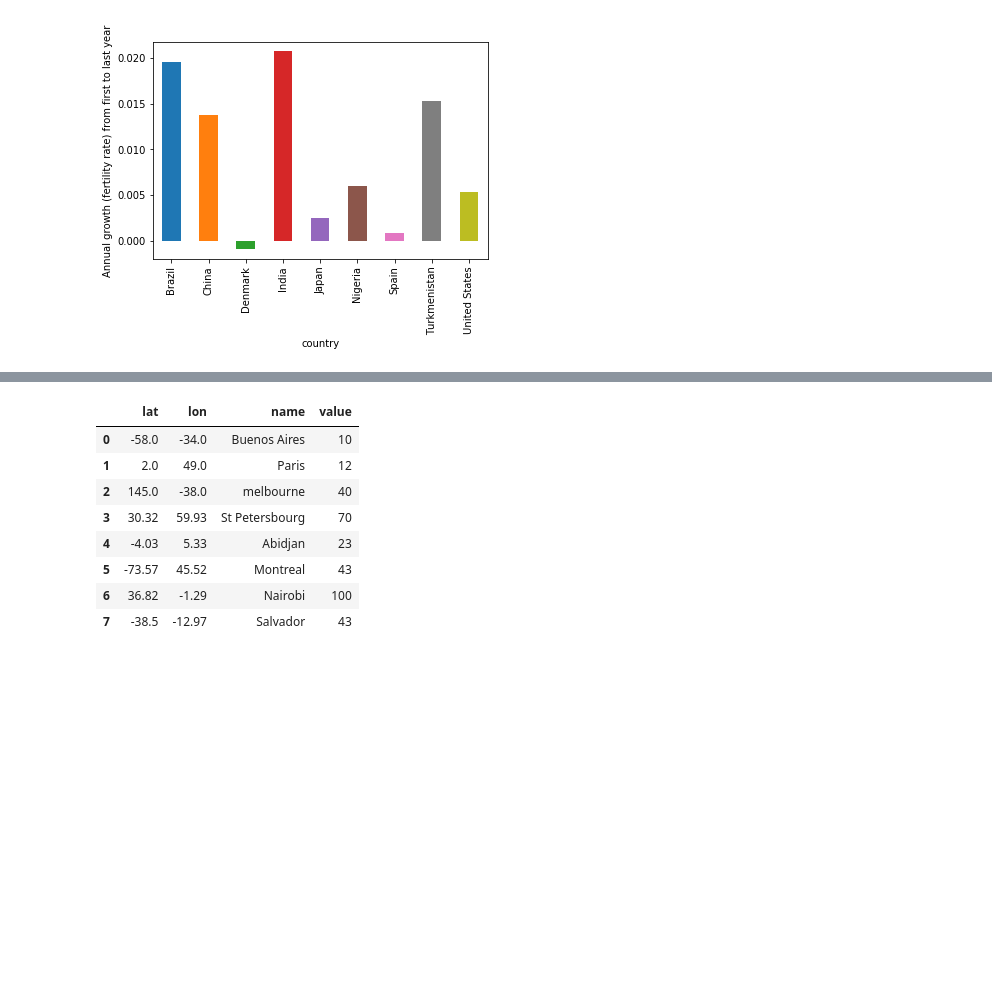
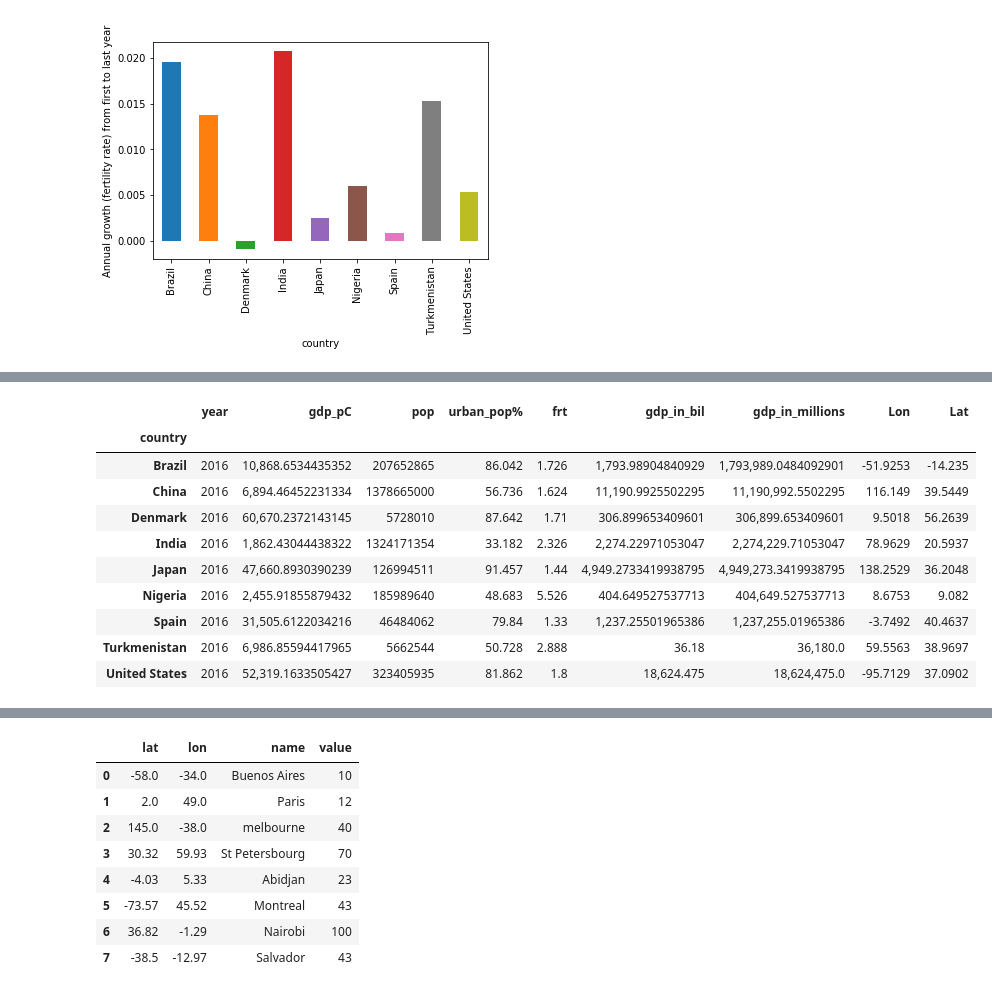
Before and after one commit to NumEconCopenhagen/projects-2019-tba, a Jupyter notebook: dataproject/dataproject/Dataproject_Bianca/Version_1.ipynb, the cells around one changed output, grey strips where cells are left out. Saved outputs shown, nothing was run; the diff lists cells and outputs as text; code cells hidden in the pictures; blank space fills up the shorter version.

```diff
--- a/dataproject/dataproject/Dataproject_Bianca/Version_1.ipynb
+++ b/dataproject/dataproject/Dataproject_Bianca/Version_1.ipynb
@@ -374,0 +461,18 @@ ax.set_ylabel('Annual growth (fertility rate) from first to last year');
+# %%
+#Bianca
+#creating DataFrame with the location for each country
+locations = data_wb.groupby('country').first()
+
+locations
+# %% [output]
+|  | year | gdp_pC | pop | urban_pop% | frt | gdp_in_bil | gdp_in_millions | Lon | Lat |
+| country |  |  |  |  |  |  |  |  |  |
+| Brazil | 2016 | 10,868.6534435352 | 207652865 | 86.042 | 1.726 | 1,793.98904840929 | 1,793,989.0484092901 | -51.9253 | -14.235 |
+| China | 2016 | 6,894.46452231334 | 1378665000 | 56.736 | 1.624 | 11,190.9925502295 | 11,190,992.5502295 | 116.149 | 39.5449 |
+| Denmark | 2016 | 60,670.2372143145 | 5728010 | 87.642 | 1.71 | 306.899653409601 | 306,899.653409601 | 9.5018 | 56.2639 |
+| India | 2016 | 1,862.43044438322 | 1324171354 | 33.182 | 2.326 | 2,274.22971053047 | 2,274,229.71053047 | 78.9629 | 20.5937 |
+| Japan | 2016 | 47,660.8930390239 | 126994511 | 91.457 | 1.44 | 4,949.2733419938795 | 4,949,273.3419938795 | 138.2529 | 36.2048 |
+| Nigeria | 2016 | 2,455.91855879432 | 185989640 | 48.683 | 5.526 | 404.649527537713 | 404,649.527537713 | 8.6753 | 9.082 |
+| Spain | 2016 | 31,505.6122034216 | 46484062 | 79.84 | 1.33 | 1,237.25501965386 | 1,237,255.01965386 | -3.7492 | 40.4637 |
+| Turkmenistan | 2016 | 6,986.85594417965 | 5662544 | 50.728 | 2.888 | 36.18 | 36,180.0 | 59.5563 | 38.9697 |
+| United States | 2016 | 52,319.1633505427 | 323405935 | 81.862 | 1.8 | 18,624.475 | 18,624,475.0 | -95.7129 | 37.0902 |
```
Also changed, not shown: parts of 10 cells of this notebook, 2 other files.
